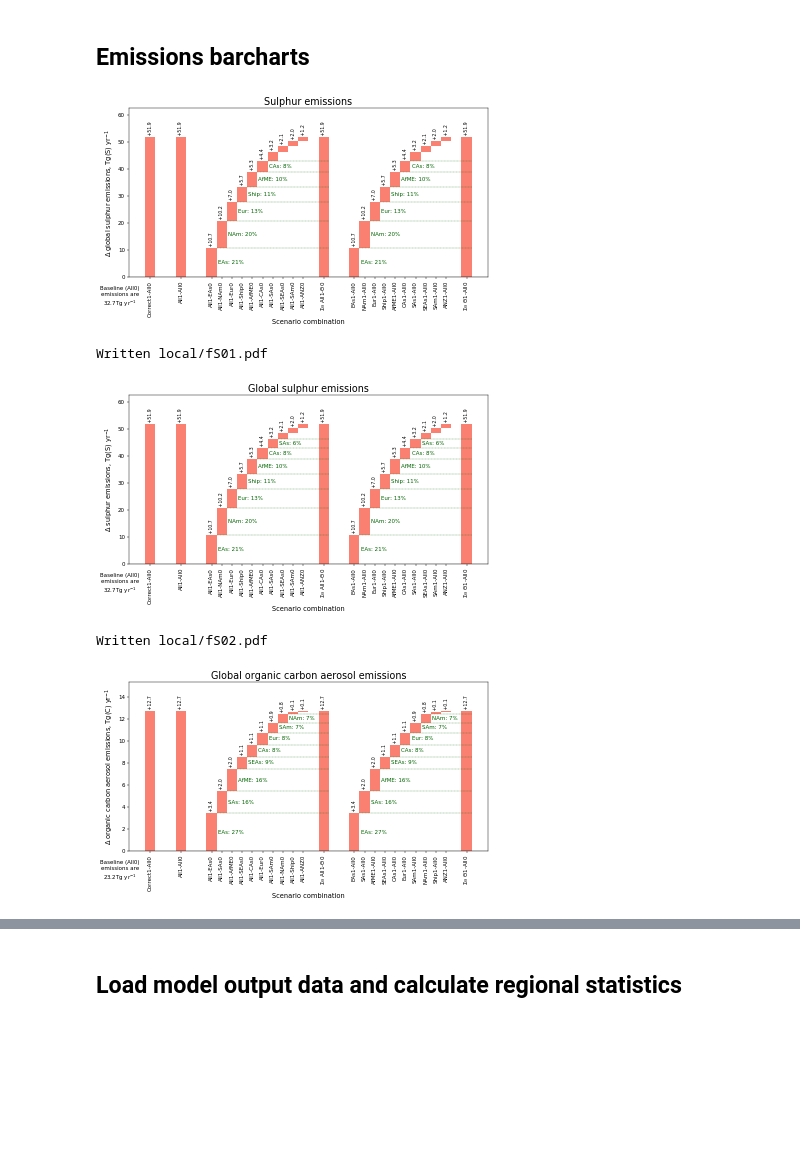
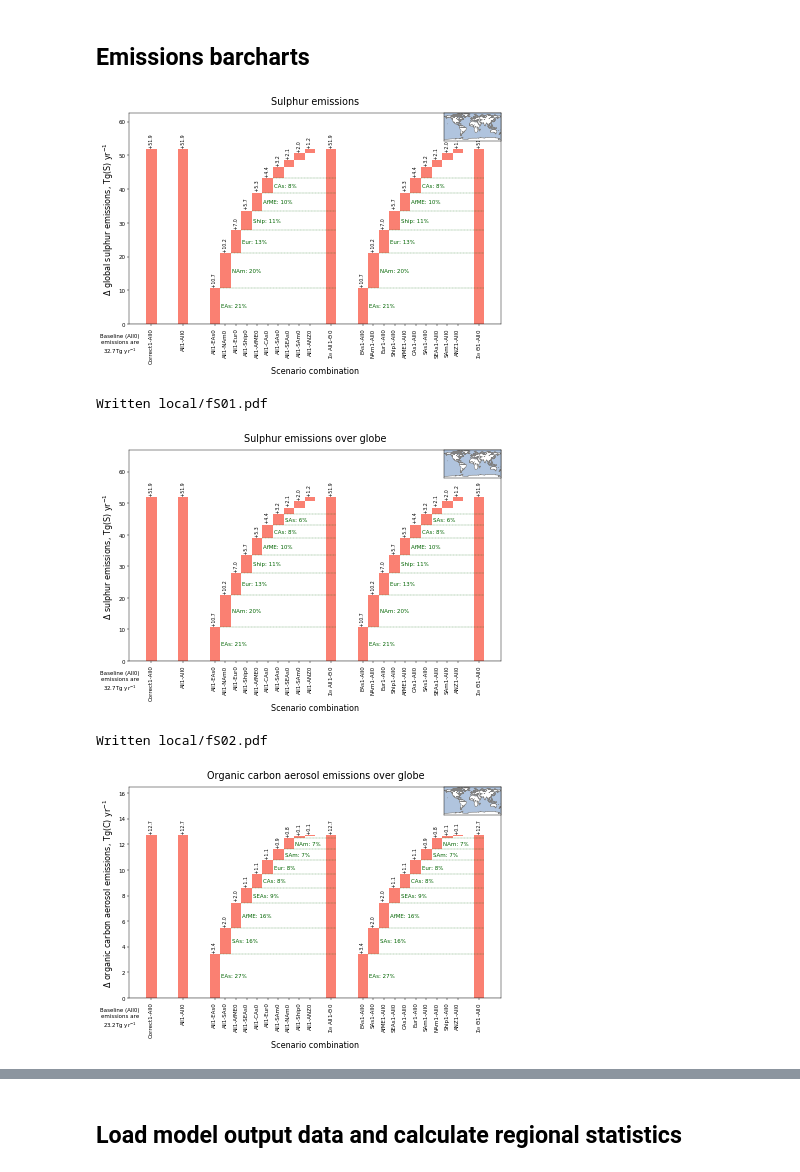
Before and after one commit to grandey/draft2017a-region-rfp, a Jupyter notebook: figures_draft2017a.ipynb, the cells around one changed output, grey strips where cells are left out. Saved outputs shown, nothing was run; the diff lists cells and outputs as text; code cells hidden in the pictures; blank space fills up the shorter version.

Commit message:
figures_draft2017a.ipynb: modifications to staggered barchart functions; applying to produce figures

```diff
--- a/figures_draft2017a.ipynb
+++ b/figures_draft2017a.ipynb
@@ -22,6 +22,7 @@ import lib_draft2017a
 import ipywidgets
 from IPython.display import display
 import matplotlib
+import matplotlib.gridspec as gridspec
 import matplotlib.pyplot as plt
 from mpl_toolkits.basemap import Basemap
 import numpy as np
@@ -39,6 +40,7 @@ print('lib_draft2017a.py is using {}'.format(lib_draft2017a.dependency_versions(
 
 %matplotlib inline
 matplotlib.rcParams['figure.dpi']= 40  # reduce resolution of inline figures
+matplotlib.rcParams['axes.titlepad'] = 15  # increase distance to title
 # %% [output]
 climapy.__version__ = 0.1.0+b35937c
 numpy.__version__ = 1.13.3
@@ -227,8 +229,11 @@ diff_emissions_df.head()
 def emissions_staggered_barcharts(species='S', title='Sulphur emissions',
                                   ylabel=r'$\Delta$ global sulphur emissions, Tg(S) yr$^{-1}$',
                                   text_format=r' {:+.1f}', baseline_text_format='{:.1f}',
-                                  y_stretch=1.15, n_contributors='auto',
+                                  map_insert=True, ylim=None,
+                                  n_contributors='auto',
                                   file_prefix=None):
+    # Set up plot
+    fig, ax = plt.subplots(figsize=(12, 7))
     # Get subset of relevant data from diff_emissions_df
     bars_df = diff_emissions_df[(diff_emissions_df['species'] == species)]
     # Delete repeat of All1-All0
@@ -279,16 +284,18 @@ def emissions_staggered_barcharts(species='S', title='Sulphur emissions',
     # Add colour based on whether -ve or +ve
     bars_df = bars_df.assign(color='salmon')  # all bars are +ve
     # Plot barchart
-    fig, ax = plt.subplots(figsize=(10, 6))
     ax.bar(bars_df['x'], bars_df['global_diff'], bottom=bars_df['bottom'],
            width=1., color=bars_df['color'])
     # Axes and title
     plt.axhline(y=0, linewidth=0.5, color='k', alpha=0.5)
     ax.set_xticks(bars_df['x'])
     ax.set_xticklabels(bars_df.index, rotation=90)
-    ax.set_xlabel('Scenario combination', fontsize='large')
-    ax.set_ylabel(ylabel, fontsize='large')
-    ax.set_ylim([y * y_stretch for y in ax.get_ylim()])  # manually stretch y-axis to accommodate annotations
+    ax.set_xlabel('Scenario combination', fontsize='x-large')
+    ax.set_ylabel(ylabel, fontsize='x-large')
+    if ylim:
+        ax.set_ylim(ylim)
+    else:  # stretch y-axis to accommodate annotations
+        ax.set_ylim([y * 1.15 for y in ax.get_ylim()])
     ax.set_title(title, fontsize='xx-large')
     # Annotate with values
     for scenario in bars_df.index:
@@ -323,56 +330,68 @@ def emissions_staggered_barcharts(species='S', title='Sulphur emissions',
             ax.plot([bars_df.loc[s, 'x']+0.5, bars_df.loc[scenario, 'x']+0.5],  # draw horizontal line
                     [y_pos, y_pos], color='darkgreen', linestyle='--', linewidth=0.5)
             perc = bars_df.loc[s, 'global_diff'] / bars_df.loc[scenario, 'global_diff'] * 100  # % contribution
             if ref_name == 'All1':
                 source = s.split('-')[1][:-1]
             else:
                 source = s.split('-')[0][:-1]
             text = '{}: {:.0f}%'.format(source, perc)
             text_y_pos = bars_df.loc[s, 'bottom'] + (bars_df.loc[s, 'global_diff'] / 2)
             ax.text(bars_df.loc[s, 'x']+0.6, text_y_pos, text,
                     verticalalignment='center', horizontalalignment='left',
                     color='darkgreen')
     # Annotate with All0 baseline
     all0_baseline = global_emissions_df[(global_emissions_df['scenario_name'] == 'All0') &
                                         (global_emissions_df['species'] == species)
                                        ]['global_total']
     ax.text(-3, 0, ('\n\nBaseline (All0)\nemissions are\n' +
                     baseline_text_format.format(float(all0_baseline)) +
                     'Tg yr$^{-1}$'),
             horizontalalignment='center', verticalalignment='top')
+    # Insert map
+    if map_insert:
+        ax2 = plt.axes([0.78, 0.76, .12, .12], facecolor='lightsteelblue')
+        anchor = 'NE'
+        lon_bounds = [lon0, lon0+360.]
+        lat_bounds = [-90.0, 90.0]
+        bm = Basemap(llcrnrlat=lat_bounds[0], urcrnrlat=lat_bounds[1],
+                     llcrnrlon=lon_bounds[0], urcrnrlon=lon_bounds[1],
+                     anchor=anchor)
+        bm.drawcoastlines(color='0.5')
+        bm.fillcontinents(color='white')
     # Save figure?
-    fig.tight_layout()
     if file_prefix:
         fig.savefig('local/{}.pdf'.format(file_prefix), bbox_inches='tight', dpi=300)
         print('Written local/{}.pdf'.format(file_prefix))
     return fig, ax
 
 # Example
 if True:
     fig, ax = emissions_staggered_barcharts()
 # %% [output]
-[figure, old version]
+[figure, new version]
 # %%
-# Global sulphur emissions
-fig, ax = emissions_staggered_barcharts(species='S', title='Global sulphur emissions',
-                                        ylabel=r'$\Delta$ sulphur emissions, Tg(S) yr$^{-1}$',
-                                        text_format=r' {:+.1f}', baseline_text_format='{:.1f}',
-                                        y_stretch=1.15, n_contributors=7,
-                                        file_prefix='fS{:02}'.format(supp_figure_counter))
+# Global sulphur emissions - supp figure
+emissions_staggered_barcharts(species='S',
+                              title='Sulphur emissions over globe',
+                              ylabel=r'$\Delta$ sulphur emissions, Tg(S) yr$^{-1}$',
+                              text_format=r' {:+.1f}', baseline_text_format='{:.1f}',
+                              ylim=[0, 67], n_contributors=7,
+                              file_prefix='fS{:02}'.format(supp_figure_counter))
 supp_figure_counter += 1
 # %% [output]
 Written local/fS01.pdf
-[figure, old version]
+[figure, new version]
 # %%
-# Global organic carbon aerosol emissions
-fig, ax = emissions_staggered_barcharts(species='OC', title='Global organic carbon aerosol emissions',
-                                        ylabel=(r'$\Delta$ organic carbon aerosol '
-                                                'emissions, Tg(C) yr$^{-1}$'),
-                                        text_format=r' {:+.1f}', baseline_text_format='{:.1f}',
-                                        y_stretch=1.15, n_contributors=8,
-                                        file_prefix='fS{:02}'.format(supp_figure_counter))
+# Global organic carbon aerosol emissions - supp figure
+emissions_staggered_barcharts(species='OC',
+                              title='Organic carbon aerosol emissions over globe',
+                              ylabel=(r'$\Delta$ organic carbon aerosol '
+                                      'emissions, Tg(C) yr$^{-1}$'),
+                              text_format=r' {:+.1f}', baseline_text_format='{:.1f}',
+                              ylim=[0, 16.5], n_contributors=8,
+                              file_prefix='fS{:02}'.format(supp_figure_counter))
 supp_figure_counter += 1
 # %% [output]
 Written local/fS02.pdf
-[figure, old version]
+[figure, new version]
 # %%
```
Also changed, not shown: parts of 16 cells of this notebook.
